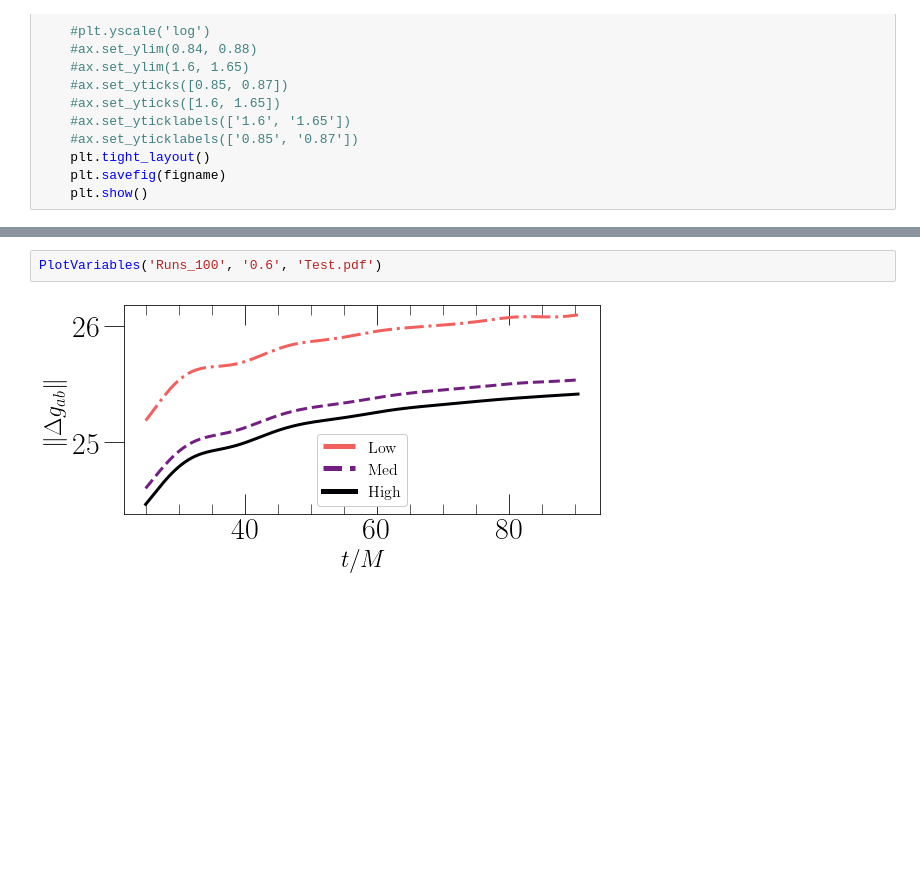
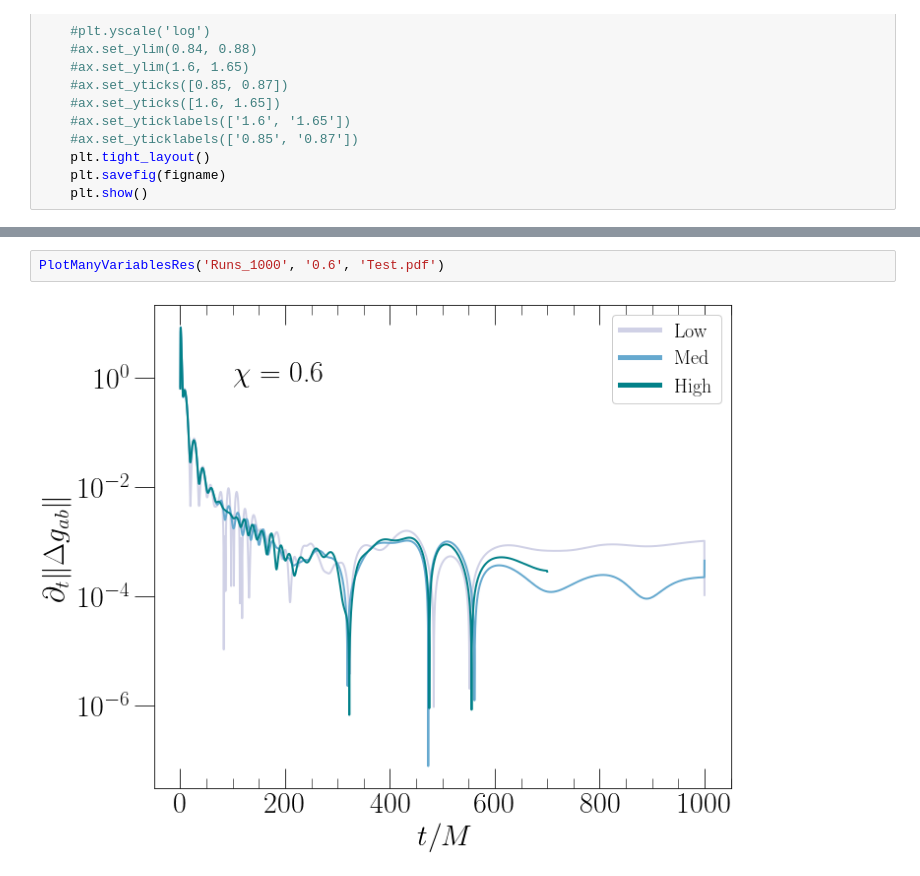
Before and after one commit to mariaokounkova/EDGB, a Jupyter notebook: Evolution/EvolutionPlots.ipynb, the cells around one changed output, grey strips where cells are left out. Cells and saved outputs as stored; diff of their text form; blank space fills up the shorter version.

```diff
--- a/Evolution/EvolutionPlots.ipynb
+++ b/Evolution/EvolutionPlots.ipynb
@@ -161,4 +194,4 @@ def PlotVariables(p, spin, figname):
 # %%
-PlotVariables('Runs_100', '0.6', 'Test.pdf')
+PlotManyVariablesRes('Runs_1000', '0.6', 'Test.pdf')
 # %% [output]
-[figure, old version]
+[figure, new version]
```
Also changed, not shown: parts of 6 cells of this notebook.
